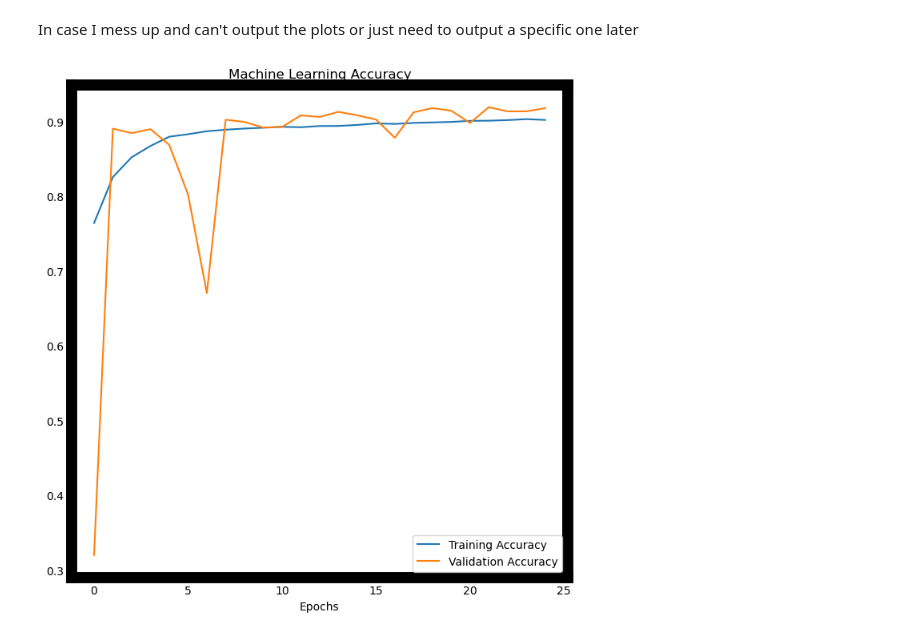
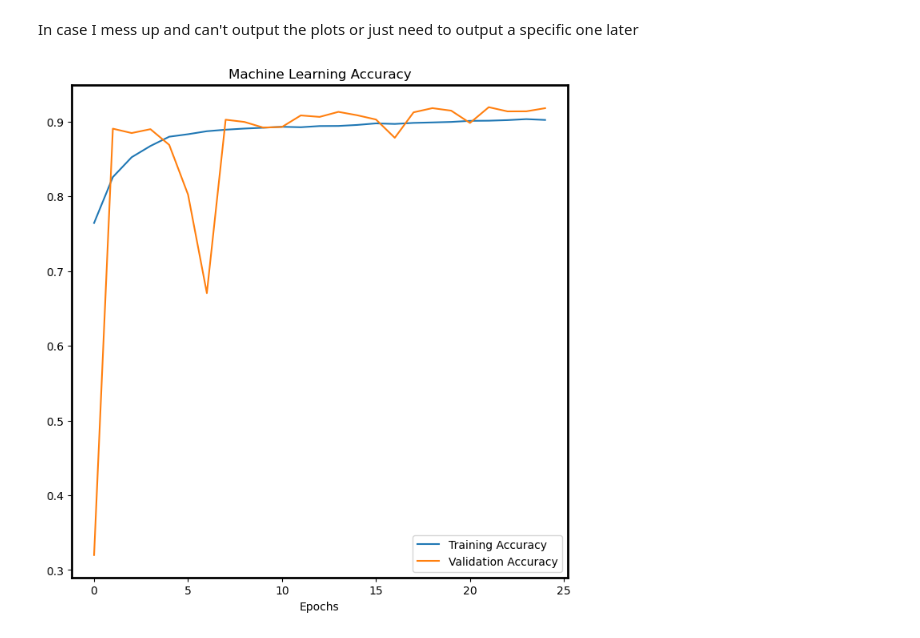
Before and after one commit to ZefCo/Thesis, a Jupyter notebook: ML/MissingPlots.ipynb, the cells around one changed output. Saved outputs shown, nothing was run; the diff lists cells and outputs as text; code cells hidden in the pictures.

Commit message:
Plots should be good

```diff
--- a/ML/MissingPlots.ipynb
+++ b/ML/MissingPlots.ipynb
@@ -47,31 +47,31 @@ new_folder_path = cwd.parent / "FractalDimension" / "TE_Images_ForPaper" / "ML_G
 # %%
 history_data = pandas.read_csv(str(version_dir / "ModelSteps.csv"))
 # pandas.DataFrame(history_data).to_csv(str(version_dir / "ModelSteps.csv"))
 
 history_data = history_data[:max_epochs]
 
 fig, ax = plt.subplots()
 fig.set_size_inches(8, 8)
 
 
 
 # plt.plot(history_data["loss"])
 # plt.plot(history_data["val_loss"])
 # plt.xlabel("Epochs")
 # plt.legend(["Loss", "Valid Loss"])
 # plt.ylim(top = 10, bottom = 0)
 # plt.savefig(str(new_folder_path / "Loss_Graph.png"))
 
 # plt.close()
 
-plt.rc('axes', linewidth=10)
+plt.rc('axes', linewidth=2)
 # ax.set_aspect('equal')
 plt.plot(history_data["categorical_accuracy"])
 plt.plot(history_data["val_categorical_accuracy"])
 plt.xlabel("Epochs")
 plt.legend(["Training Accuracy", "Validation Accuracy"])
 plt.title("Machine Learning Accuracy")
 # plt.show()
 plt.savefig(str(new_folder_path / "Accuracy_Graph.png"))
 # %% [output]
-[figure, old version]
+[figure, new version]
```
Also changed, not shown: 14 other files.
